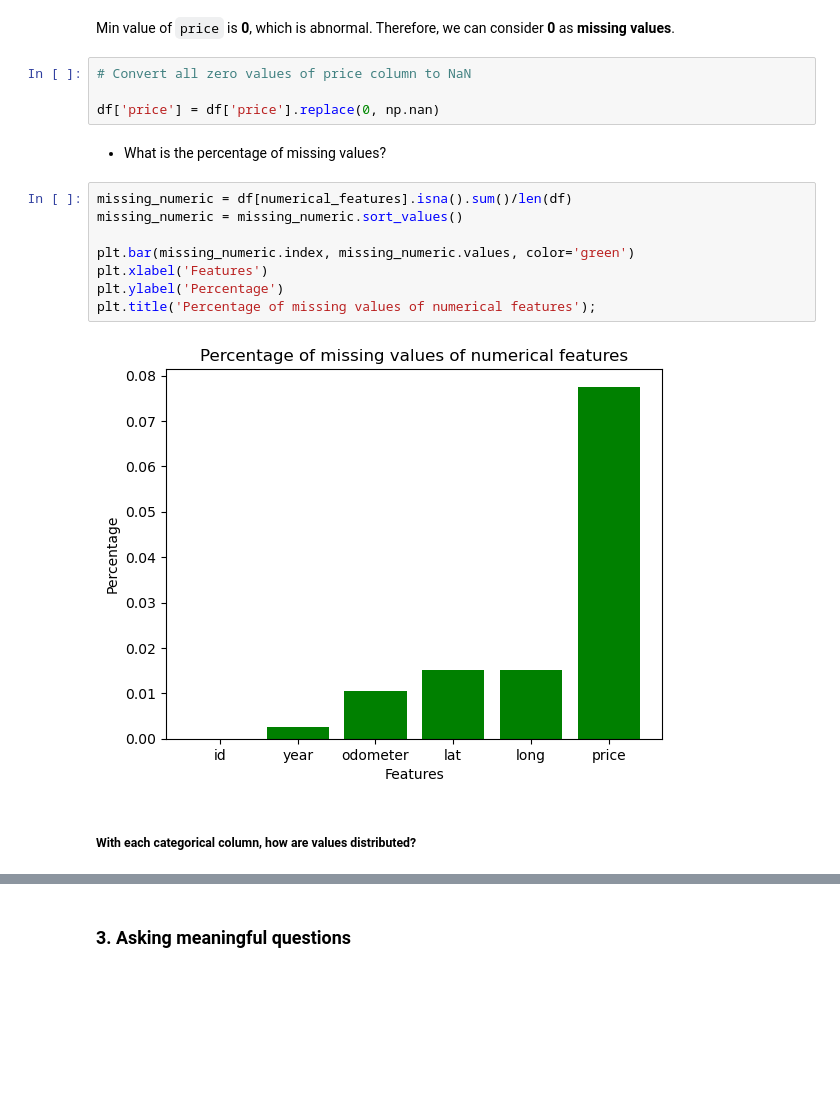
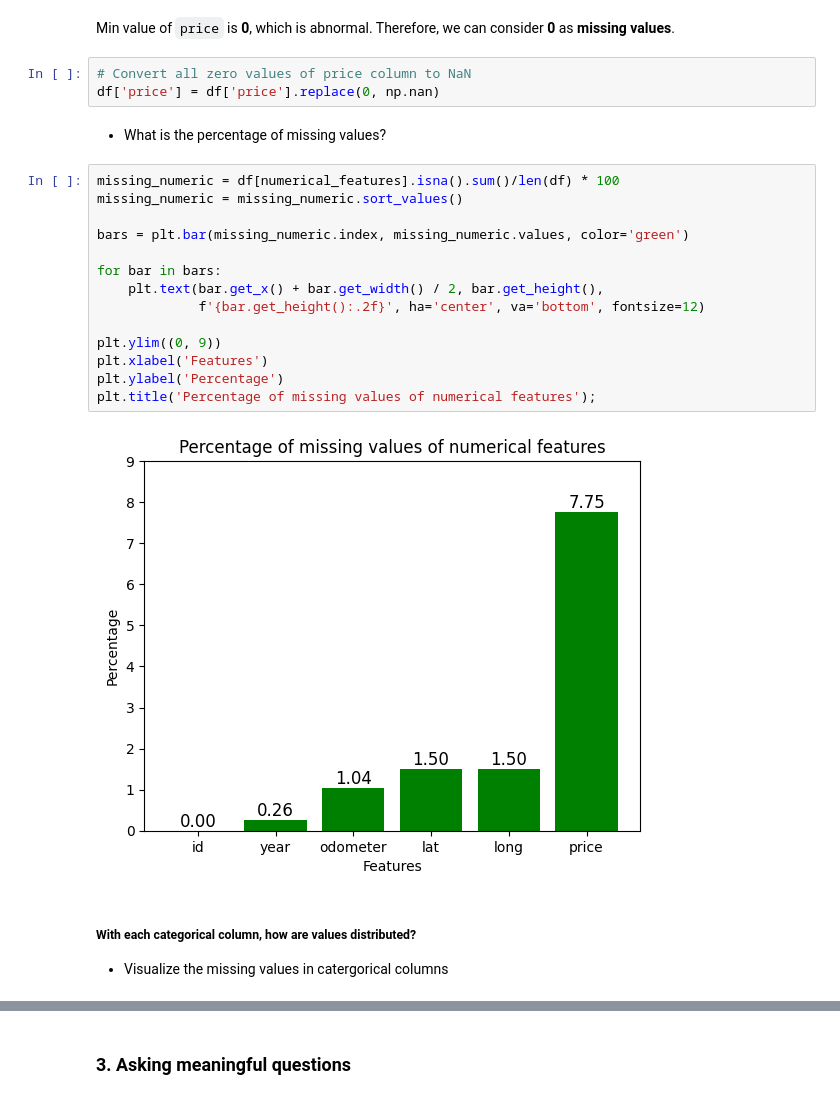
Before and after one commit to Chien-VuMinh/Used-Cars, a Jupyter notebook: Used Cars.ipynb, the cells around one changed output, grey strips where cells are left out. Cells and saved outputs as stored; diff of their text form; blank space fills up the shorter version.

Commit message:
Explore categorical column

```diff
--- a/Used Cars.ipynb
+++ b/Used Cars.ipynb
@@ -158,19 +157,26 @@ min_max_numeric
 Min value of `price` is **0**, which is abnormal. Therefore, we can consider **0** as **missing values**.
 # %%
 # Convert all zero values of price column to NaN
-
 df['price'] = df['price'].replace(0, np.nan)
 # %% [markdown]
 - What is the percentage of missing values?
 # %%
-missing_numeric = df[numerical_features].isna().sum()/len(df)
+missing_numeric = df[numerical_features].isna().sum()/len(df) * 100
 missing_numeric = missing_numeric.sort_values()
 
-plt.bar(missing_numeric.index, missing_numeric.values, color='green')
+bars = plt.bar(missing_numeric.index, missing_numeric.values, color='green')
+
+for bar in bars:
+    plt.text(bar.get_x() + bar.get_width() / 2, bar.get_height(),
+             f'{bar.get_height():.2f}', ha='center', va='bottom', fontsize=12)
+
+plt.ylim((0, 9))
 plt.xlabel('Features')
 plt.ylabel('Percentage')
 plt.title('Percentage of missing values of numerical features');
 # %% [output]
-[figure, old version]
+[figure, new version]
 # %% [markdown]
 ##### With each categorical column, how are values distributed?
+
+- Visualize the missing values in catergorical columns
```
Also changed, not shown: parts of 12 cells of this notebook.
